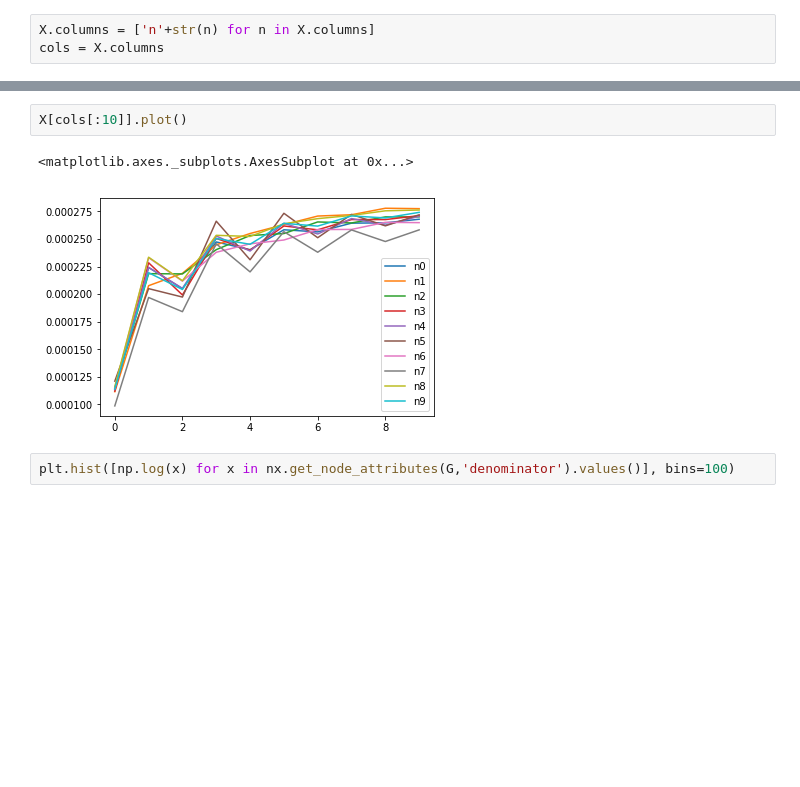
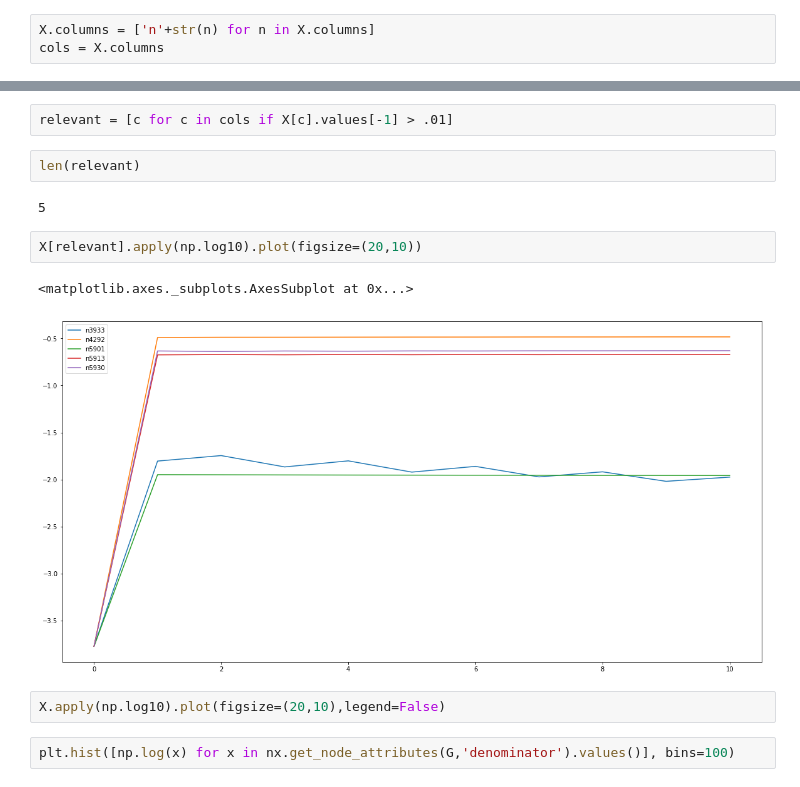
Before and after one commit to satyaki-mallick/research, a Jupyter notebook: sample_graph_EDA/sample_graph_pagerank.ipynb, the cells around one changed output, grey strips where cells are left out. Drawn from its saved outputs; the diff is of its cells as text; blank space fills up the shorter version.

```diff
--- a/sample_graph_EDA/sample_graph_pagerank.ipynb
+++ b/sample_graph_EDA/sample_graph_pagerank.ipynb
@@ -498,9 +498,17 @@ X.head()
 5 rows × 5962 columns
-# %%
-X[cols[:10]].plot()
-# %% [output]
-<matplotlib.axes._subplots.AxesSubplot at 0x...>
-[figure, removed]
+# %%
+relevant = [c for c in cols if X[c].values[-1] > .01]
+# %%
+len(relevant)
+# %% [output]
+5
+# %%
+X[relevant].apply(np.log10).plot(figsize=(20,10))
+# %% [output]
+<matplotlib.axes._subplots.AxesSubplot at 0x...>
+[figure, added]
+# %%
+X.apply(np.log10).plot(figsize=(20,10),legend=False)
 # %%
 plt.hist([np.log(x) for x in nx.get_node_attributes(G,'denominator').values()], bins=100)
 # %% [output]
```
Also changed, not shown: parts of 3 cells of this notebook.
